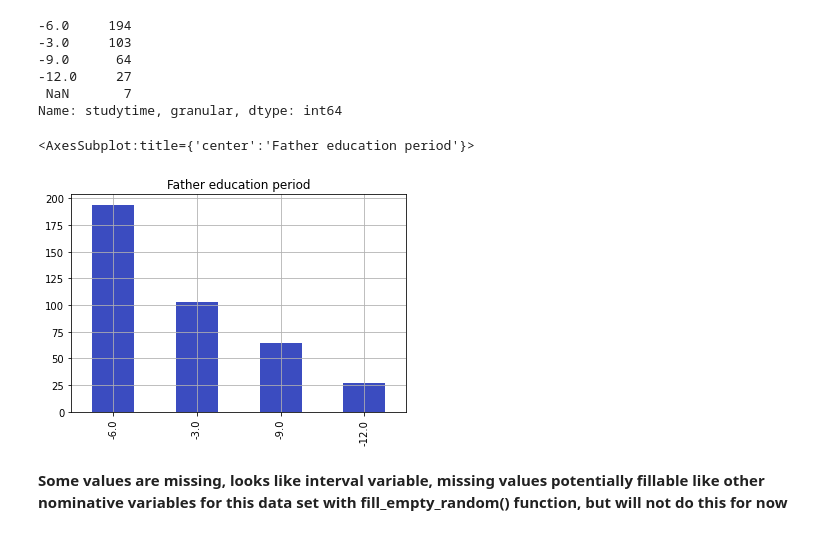
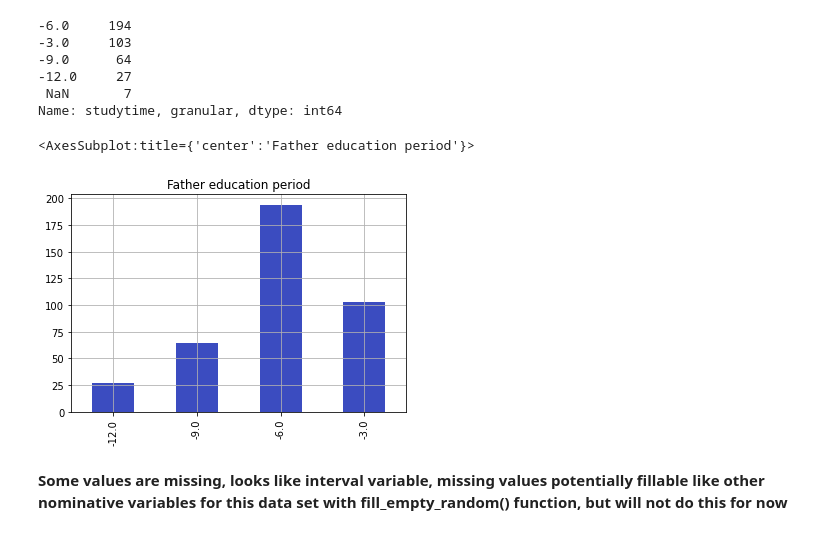
Before and after one commit to mka4/skillfactory, a Jupyter notebook: module_2/eda_students.ipynb, the cells around one changed output. Drawn from its saved outputs; the diff is of its cells as text; code cells hidden in the pictures.

```diff
--- a/module_2/eda_students.ipynb
+++ b/module_2/eda_students.ipynb
@@ -116,7 +116,7 @@ for row in nom_categories:
     if unexpected_val:
         printmd(f"#### Unexpected values found: {unexpected_val}")
         #At first replace with NaN to prepare for the next step
-        students = replace_fail_with_nan(students, "Fedu", [0,1,2,3,4])
+        students = replace_fail_with_nan(students, row, [0,1,2,3,4])
         replace_empty = True
     else:
         printmd(f"#### No Unexpected values discovered")
@@ -170,13 +172,13 @@ students['studytime, granular'].value_counts(dropna=False)
  NaN       7
 Name: studytime, granular, dtype: int64
 # %%
-students['studytime, granular'].value_counts().plot(kind = 'bar',
+students['studytime, granular'].value_counts().sort_index().plot(kind = 'bar',
                               grid = True,
                               colormap = 'coolwarm',
                               title = 'Father education period')
 # %% [output]
 <AxesSubplot:title={'center':'Father education period'}>
-[figure, old version]
+[figure, new version]
 # %% [markdown]
 **Some values are missing, looks like interval variable, missing values potentially fillable like other nominative variables for this data set with fill_empty_random() function, but will not do this for now**
 # %% [markdown]
```
Also changed, not shown: parts of 37 cells of this notebook.
